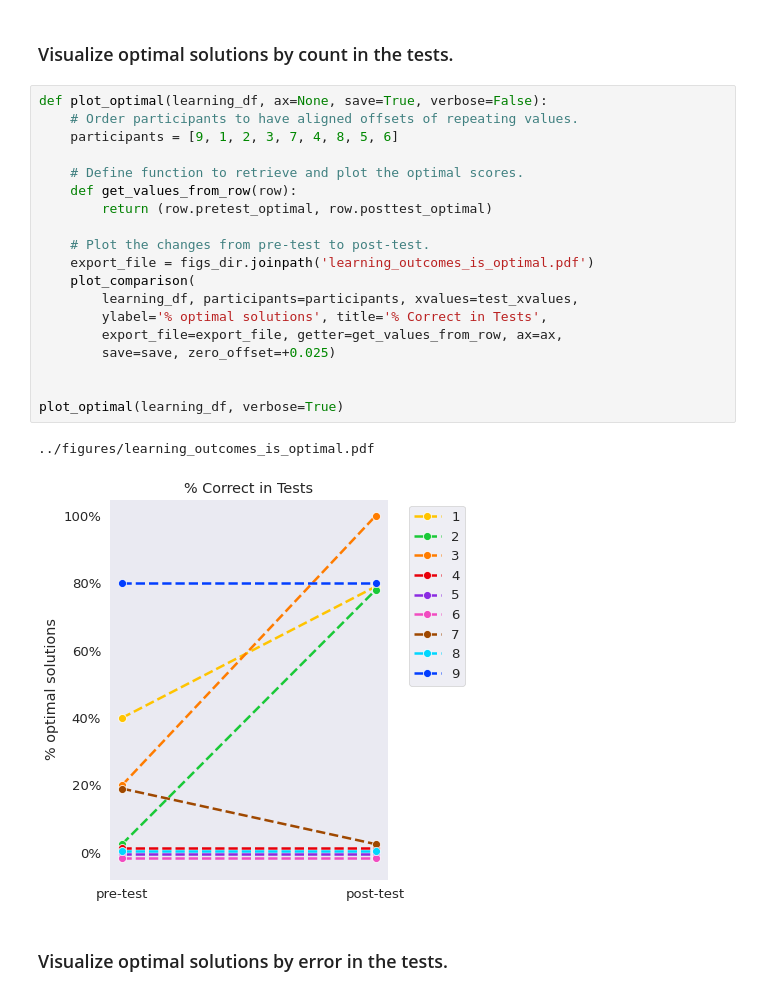
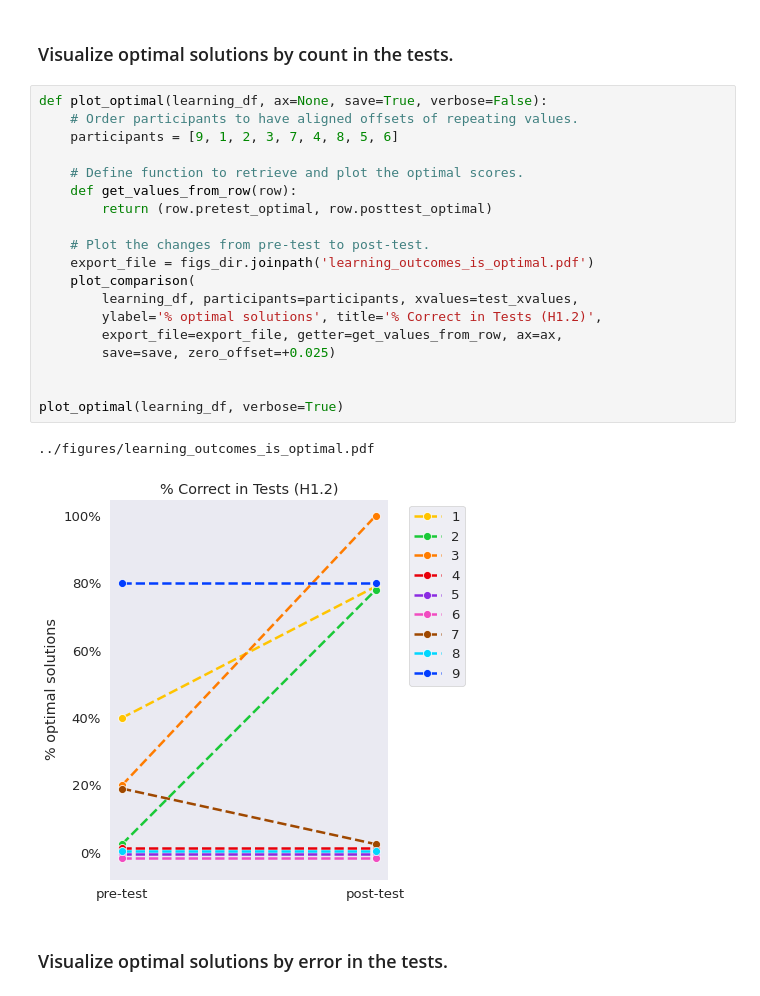
Before and after one commit to utku-norman/justhink-preexp-analysis, a Jupyter notebook: analysis/tools/3_RQ1_measure_learning_outcomes.ipynb, the cells around one changed output. Saved outputs shown, nothing was run; the diff lists cells and outputs as text.

```diff
--- a/analysis/tools/3_RQ1_measure_learning_outcomes.ipynb
+++ b/analysis/tools/3_RQ1_measure_learning_outcomes.ipynb
@@ -315,25 +315,25 @@ plot_feasible(learning_df, verbose=True)
 # %%
 def plot_optimal(learning_df, ax=None, save=True, verbose=False):
     # Order participants to have aligned offsets of repeating values.
     participants = [9, 1, 2, 3, 7, 4, 8, 5, 6]
 
     # Define function to retrieve and plot the optimal scores.
     def get_values_from_row(row):
         return (row.pretest_optimal, row.posttest_optimal)
 
     # Plot the changes from pre-test to post-test.
     export_file = figs_dir.joinpath('learning_outcomes_is_optimal.pdf')
     plot_comparison(
         learning_df, participants=participants, xvalues=test_xvalues,
-        ylabel='% optimal solutions', title='% Correct in Tests',
+        ylabel='% optimal solutions', title='% Correct in Tests (H1.2)',
         export_file=export_file, getter=get_values_from_row, ax=ax,
         save=save, zero_offset=+0.025)
 
 
 plot_optimal(learning_df, verbose=True)
 # %% [output]
 ../figures/learning_outcomes_is_optimal.pdf
-[figure, old version]
+[figure, new version]
 # %% [markdown]
 ### Visualize optimal solutions by error in the tests.
 # %%
```
Also changed, not shown: parts of 4 cells of this notebook, 14 other files.
